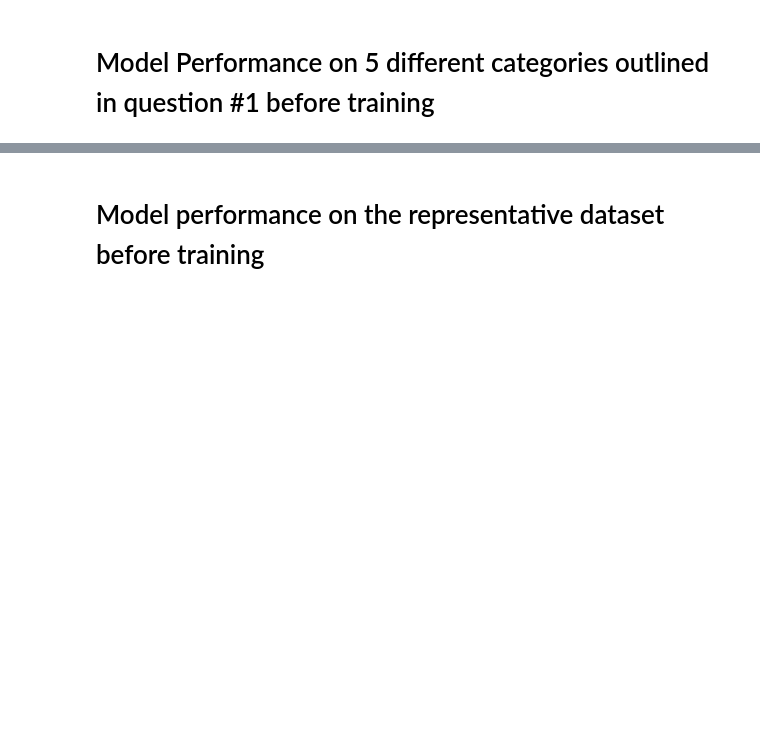
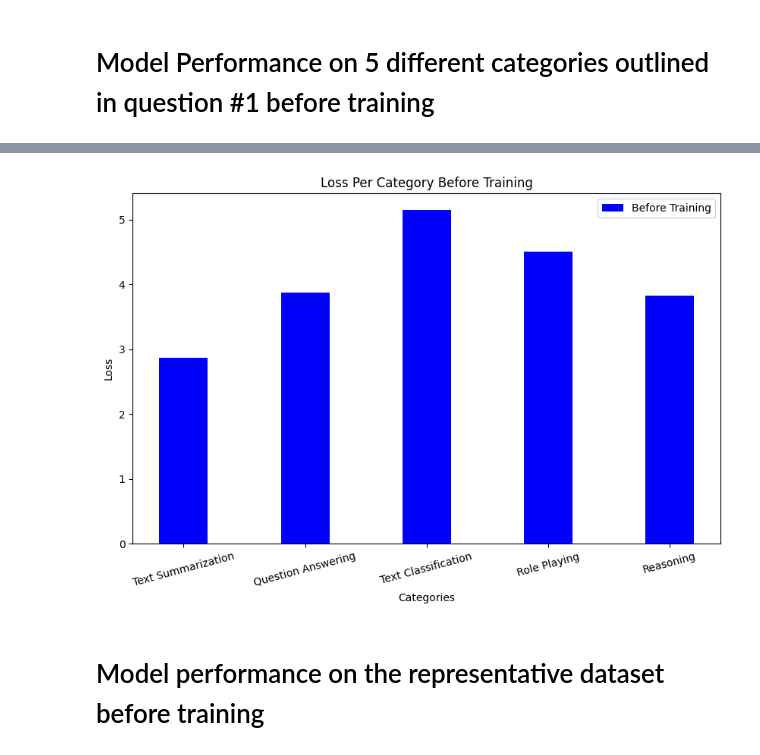
Before and after one commit to IslamiTP/Intro-to-LLM-Homework-2, a Jupyter notebook: run_ollama_in_colab.ipynb, the cells around one changed output, grey strips where cells are left out. Cells and saved outputs as stored; diff of their text form; code cells hidden in the pictures; blank space fills up the shorter version.

Commit message:
Finished Plotting training against validation. Also set up plots to show loss for different text category samples.

```diff
--- a/run_ollama_in_colab.ipynb
+++ b/run_ollama_in_colab.ipynb
@@ -123,6 +141,12 @@ tokenized_datasets = test_dataset.map(tokenize_function, batched=True)
 # %%
 from unsloth.chat_templates import get_chat_template
 import torch
+from trl import SFTTrainer
+import matplotlib.pyplot as plt
+import numpy as np
+from unsloth import is_bfloat16_supported
+from trl import SFTTrainer
+from transformers import TrainingArguments, DataCollatorForSeq2Seq
 
 # Assuming tokenizer and model are already loaded
 tokenizer = get_chat_template(
@@ -159,9 +183,11 @@ message_list = [
 
 # Store results
 generated_outputs = []
+dataset = []
+prompt_types = ["Text Summarization", "Question Answering", "Text Classification", "Role Playing", "Reasoning"]
 
 # Iterate through message list and generate responses
-for messages in message_list:
+for messages, prompt_type in zip(message_list, prompt_types):
     inputs = tokenizer.apply_chat_template(
         messages,
         tokenize=True,
@@ -183,13 +209,83 @@ for messages in message_list:
     output_text = tokenizer.batch_decode(outputs, skip_special_tokens=True)[0]
     generated_outputs.append(output_text)
 
-prompt_types = ["Text Summarization", "Question Answering", "Text Classification", "Role Playing", "Reasoning"]
+    dataset.append({"input_ids": inputs, "label": prompt_type})  # Store input-label pairs
 
 # Print all generated responses
 for response, prompt_type in zip(generated_outputs, prompt_types):
     print(f"Prompt Type: {prompt_type}\n\n")
 
     print(f"Response: {response}\n\n\n")
+
+# Initialize the callback
+loss_logger = LossLoggerCallback()
+
+# Create a trainer object with the custom callback
+trainer = SFTTrainer(
+    model=model,
+    tokenizer=tokenizer,
+    train_dataset=train_dataset,
+    dataset_text_field="text",
+    max_seq_length=max_seq_length,
+    data_collator=DataCollatorForSeq2Seq(tokenizer=tokenizer),
+    dataset_num_proc=2,
+    packing=False,
+    eval_dataset=tokenized_datasets.select(range(100)),
+    args=TrainingArguments(
+        per_device_train_batch_size=2,
+        gradient_accumulation_steps=4,
+        warmup_steps=5,
+        num_train_epochs=1,
+        learning_rate=9e-4,
+        fp16=not is_bfloat16_supported(),
+        bf16=is_bfloat16_supported(),
+        logging_steps=1, # log training loss every 1 step
+        evaluation_strategy="steps",  # Ensure validation happens periodically
+        eval_steps=1,  # Evaluate every 1 step
+        optim="adamw_8bit",
+        weight_decay=0.01,
+        lr_scheduler_type="linear",
+        seed=3407,
+        output_dir="outputs",
+        report_to="none",
+        max_steps=60
+    ),
+    callbacks=[loss_logger]  # Attach the loss logger callback
+)
+
+# Function to compute loss per category
+def compute_loss_per_category(dataset):
+    trainer.model.eval()  # Ensure evaluation mode
+    category_losses = {}
+
+    for data in dataset:
+        with torch.no_grad():
+            result = trainer.evaluate({"input_ids": data["input_ids"].cpu()})  # Evaluate per input
+            category_losses[data["label"]] = result["eval_input_ids_loss"]  # Store loss for category
+
+    return category_losses
+
+# Compute losses before training
+before_training_losses = compute_loss_per_category(dataset)
+print("Before Training Losses:", before_training_losses)
+
+# Prepare data for visualization
+categories = list(before_training_losses.keys())
+before_losses = [before_training_losses[cat] for cat in categories]
+
+# Plot bar chart
+x = range(len(categories))
+width = 0.4
+
+plt.figure(figsize=(10, 6))
+plt.bar(x, before_losses, width, label="Before Training", color="blue")
+
+plt.xlabel("Categories")
+plt.ylabel("Loss")
+plt.title("Loss Per Category Before Training")
+plt.xticks(x, categories, rotation=15)
+plt.legend()
+plt.show()
 # %% [output]
 Prompt Type: Text Summarization
 
@@ -211,3 +309,4 @@ The result, 41, is odd.
+[figure, added]
 # %% [markdown]
 # Model performance on the representative dataset before training
 # %%
```
Also changed, not shown: parts of 8 cells of this notebook.
